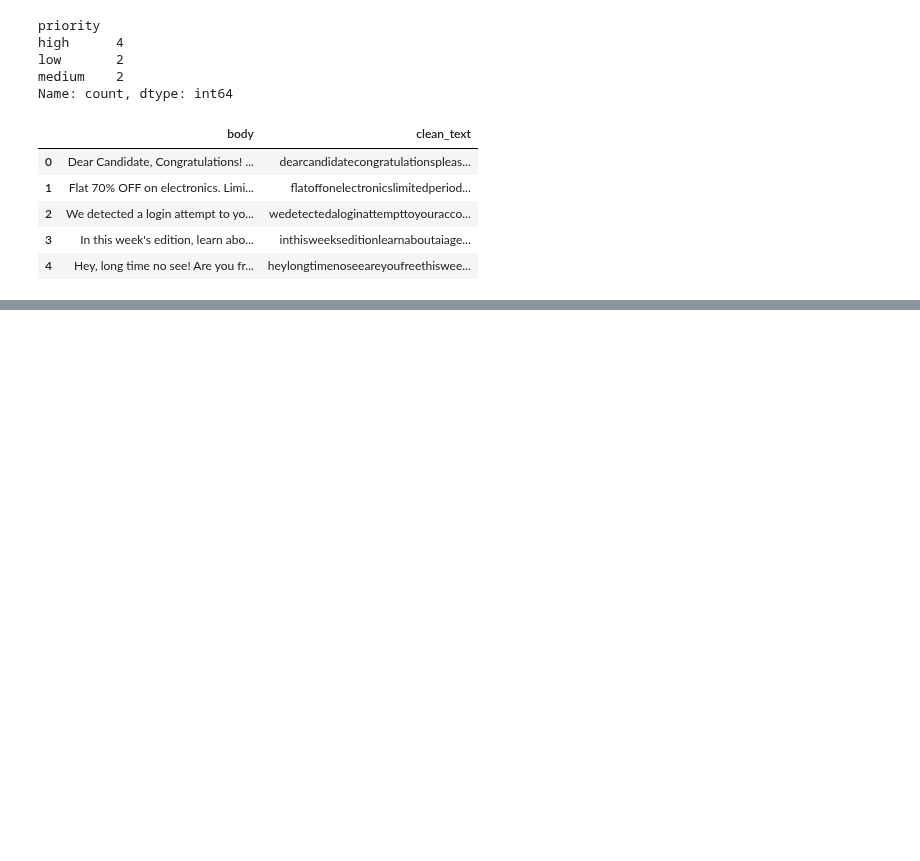
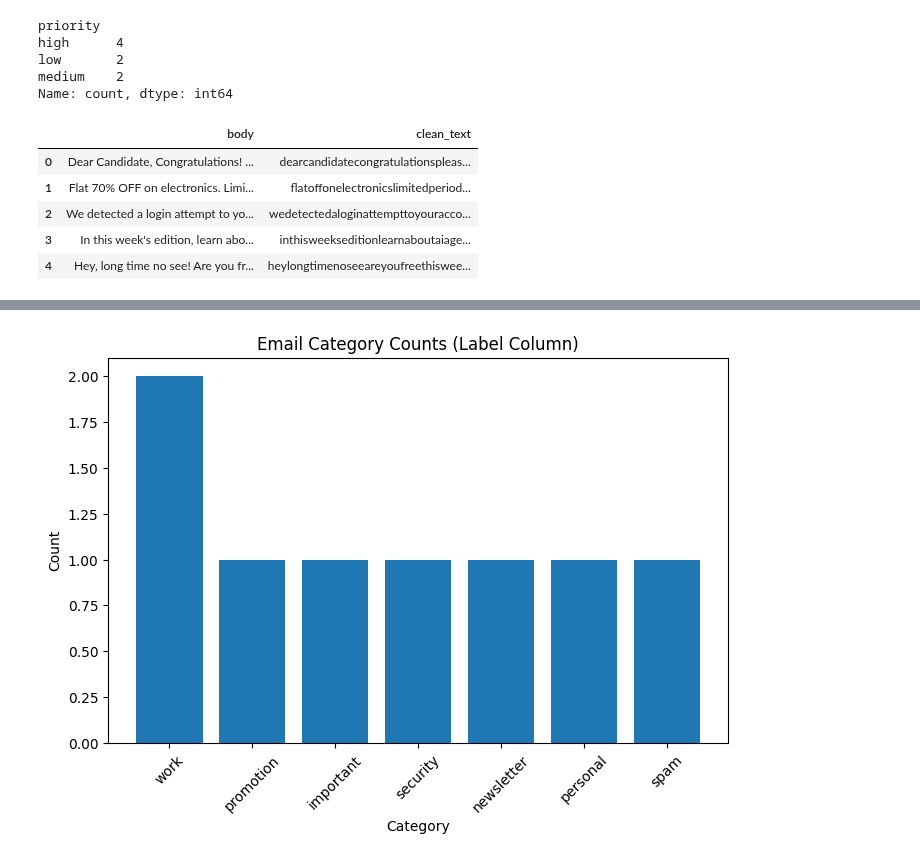
Before and after one commit to springboardmentor74219x/infosys-langgraph-email-assistant-group2, a Jupyter notebook: notebook/email_expeiment.ipynb, the cells around one changed output, grey strips where cells are left out. Saved outputs shown, nothing was run; the diff lists cells and outputs as text; code cells hidden in the pictures; blank space fills up the shorter version.

```diff
--- a/notebook/email_expeiment.ipynb
+++ b/notebook/email_expeiment.ipynb
@@ -217,0 +409,17 @@ df[['body','clean_text']].head()
+# %%
+import pandas as pd
+df = pd.read_csv("../data/sample_emails.csv")
+# %%
+import matplotlib.pyplot as plt
+
+label_counts = df['label'].value_counts()
+
+plt.figure(figsize=(8,5))
+plt.bar(label_counts.index, label_counts.values)
+plt.xticks(rotation=45)
+plt.title("Email Category Counts (Label Column)")
+plt.xlabel("Category")
+plt.ylabel("Count")
+plt.show()
+# %% [output]
+[figure, added]
```
Also changed, not shown: parts of 18 cells of this notebook.
